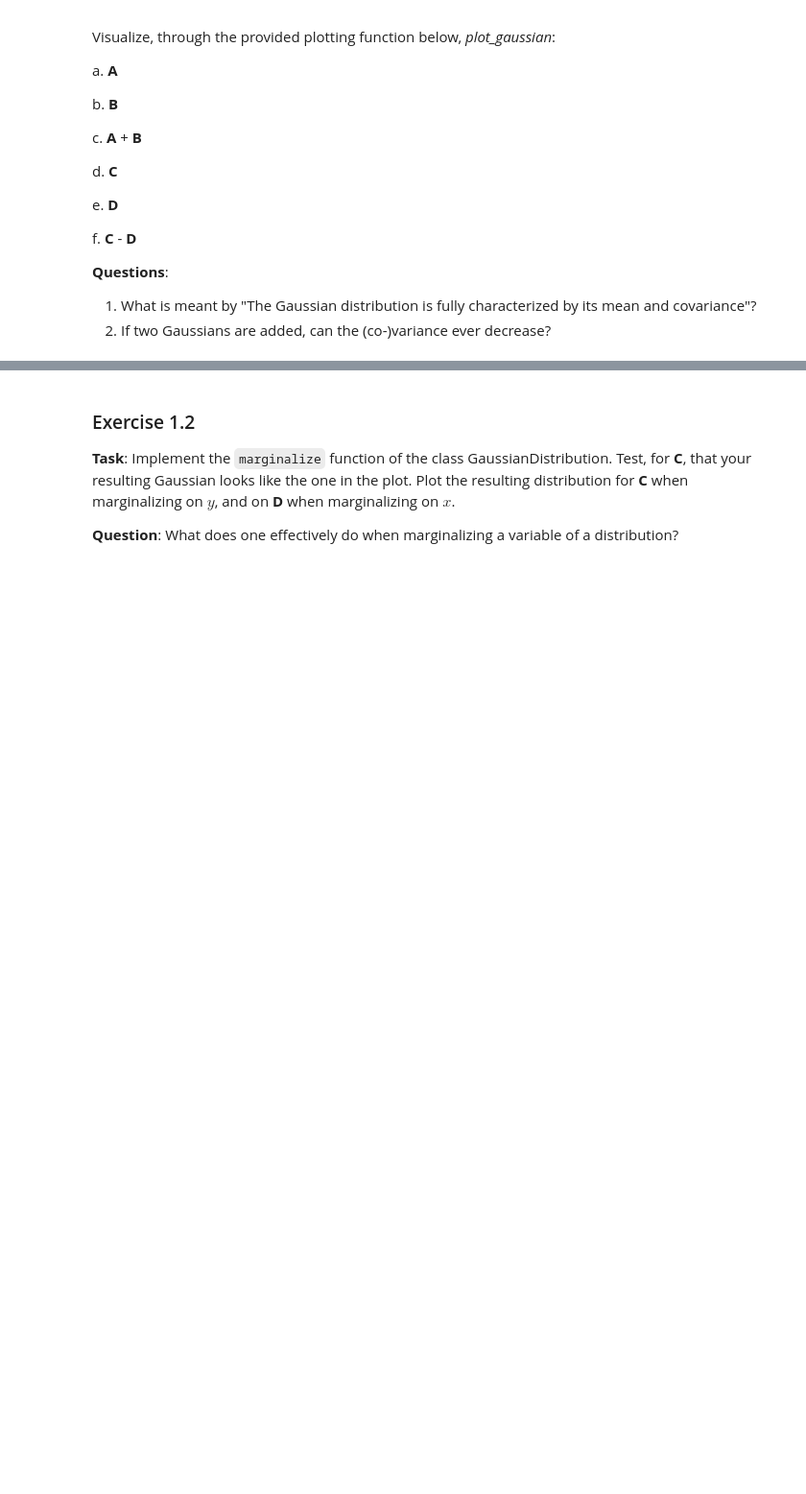
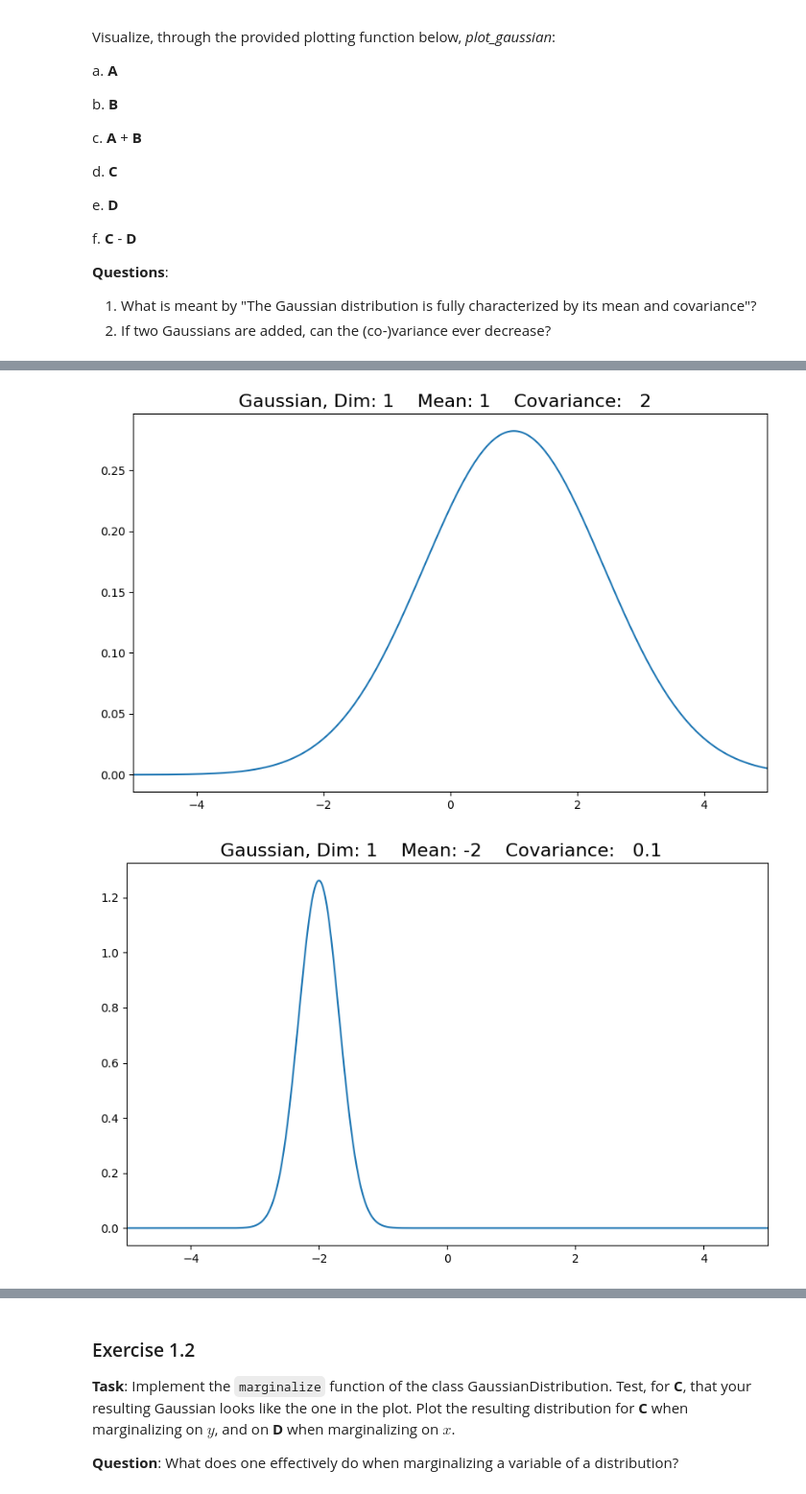
Before and after one commit to patriktao/edan96, a Jupyter notebook: lab2/applied_ml_assignment_2.ipynb, the cells around one changed output, grey strips where cells are left out. Shown at 96% size. Drawn from its saved outputs; the diff is of its cells as text; code cells hidden in the pictures; blank space fills up the shorter version.

```diff
--- a/lab2/applied_ml_assignment_2.ipynb
+++ b/lab2/applied_ml_assignment_2.ipynb
@@ -163,12 +163,21 @@ class GaussianDistribution:
 
         # EXPECTED SPACE FOR STUDENT CODE - START
 
-        # some hints to help:
 
-        non_cond_dims = np.arange(self.dims) != dim
-        cond_dims = np.arange(self.dims) == dim
 
-        cov_xy = self.cov[non_cond_dims, cond_dims][np.newaxis, :]
+        non_cond_dims = np.arange(self.dims) != dim #x
+        cond_dims = np.arange(self.dims) == dim #y
+
+        #cross-variance matrix between x and y
+        #self.cov[cond_dims, non_cond_dims][:, np.newaxis]
+        cov_xy = self.cov[non_cond_dims, cond_dims][:, np.newaxis]
+        cov_xx = self.cov[non_cond_dims, non_cond_dims][:, np.newaxis]
+        cov_yx = self.cov[cond_dims, non_cond_dims][:, np.newaxis]
+        cov_yy = self.cov[cond_dims, cond_dims][:, np.newaxis]
+        cov_yy_inv =  np.linalg.inv(cov_yy)
+
+        conditional_mean = self.mean[0, non_cond_dims] + cov_xy @ cov_yy_inv * (value - self.mean[0, cond_dims])
+        conditional_cov = cov_xx - cov_xy @ cov_yy_inv @ cov_yx
 
         # EXPECTED SPACE FOR STUDENT CODE - END
 
@@ -187,6 +196,9 @@ class GaussianDistribution:
         '''
 
         # EXPECTED SPACE FOR STUDENT CODE - START
+        # Remove the mean and covariance corresponding to the marginalized dimension
+        marginal_mean = np.delete(self.mean, dim)
+        marginal_cov = np.delete(np.delete(self.cov, dim, axis=0), dim, axis=1)
 
         # EXPECTED SPACE FOR STUDENT CODE - END
 
@@ -239,6 +255,19 @@ __Answers__:
 # %%
 # EXPECTED SPACE FOR STUDENT CODE - START
-# gaussian_A = GaussianDistribution(mean=np.array([1]), cov=np.array([2]))
+gaussian_A = GaussianDistribution(mean=np.array([1]), cov=np.array([2]))
+gaussian_B = GaussianDistribution(mean=np.array([-2]), cov=np.array([0.1]))
+gaussian_A_B = gaussian_A.__add__(gaussian_B)
+gaussian_C = GaussianDistribution(mean=np.array([1, 0]), cov=np.array([[1, 0.9], [0.9, 2]]))
+gaussian_D = GaussianDistribution(mean=np.array([-1, 2]), cov=np.array([[1, -0.7], [-0.7, 1]]))
+gaussian_C_D = gaussian_C.__sub__(gaussian_D)
 
-# plot_gaussian(gaussian_A)
+plot_gaussian(gaussian_A)
+plot_gaussian(gaussian_B)
+plot_gaussian(gaussian_A_B)
+plot_gaussian(gaussian_C)
+plot_gaussian(gaussian_D)
+plot_gaussian(gaussian_C_D)
 # EXPECTED SPACE FOR STUDENT CODE - END
+# %% [output]
+[figure, added]
+[figure, added]
```
Also changed, not shown: parts of 32 cells of this notebook, 1 other file.
